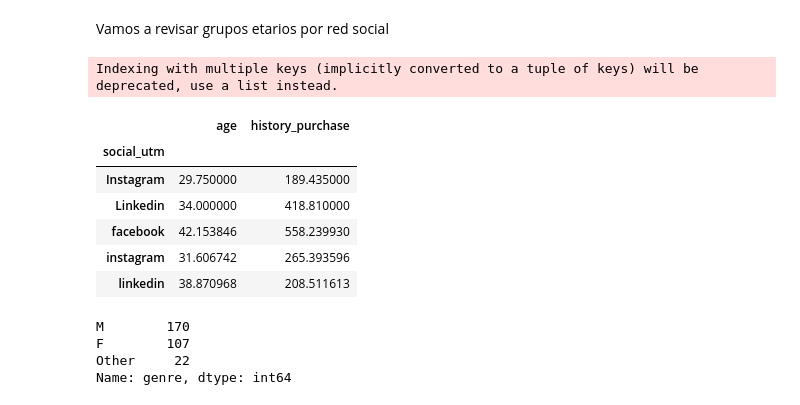
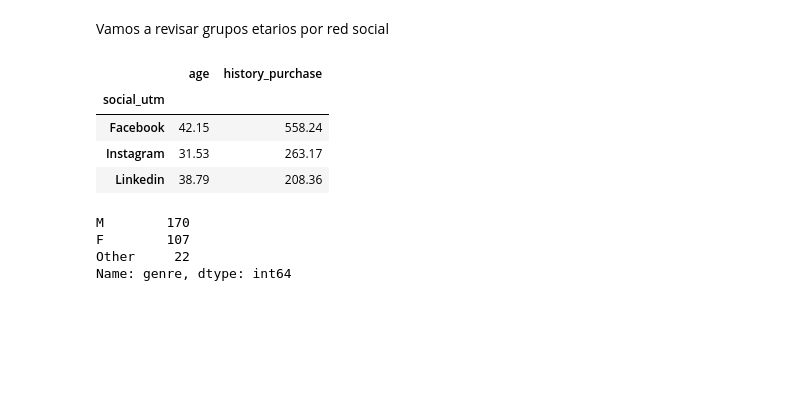
Before and after one commit to Sifrisky/business_analytics, a Jupyter notebook: TareaCoder.ipynb, the cells around one changed output. Drawn from its saved outputs; the diff is of its cells as text; code cells hidden in the pictures; blank space fills up the shorter version.

```diff
--- a/TareaCoder.ipynb
+++ b/TareaCoder.ipynb
@@ -82,7 +120,4 @@ facebook.shape
 print(f"facebook convierte {facebook.shape[0]} personas")
 # %% [output]
 facebook convierte 22 personas
-# %%
-#Limpiar los registros
-df.social_utm = df.social_utm.apply(lambda x: x.lower() )
 # %%
@@ -167,8 +200 @@ memory usage: 35.2+ KB
-# %%
-df.loc[df['history_purchase'] == "428,00", 'history_purchase'] = 428.00
-df.loc[df['history_purchase'] == "166,00", 'history_purchase'] = 166.00
-# %%
-df.history_purchase = df.history_purchase.replace(",", ".")
-# %%
-df.history_purchase= df.history_purchase.astype('float') #buscar valor 428,00 para convertir
 # %%
@@ -176,16 +206,13 @@ df.history_purchase= df.history_purchase.astype('float') #buscar valor 428,00 pa
 # %% [markdown]
 Vamos a revisar grupos etarios por red social
 # %%
-df.groupby('social_utm')['age','history_purchase'].mean()
+df.groupby('social_utm')[['age','history_purchase']].mean().round(2)
 # %% [output]
-Indexing with multiple keys (implicitly converted to a tuple of keys) will be deprecated, use a list instead.
 |  | age | history_purchase |
 | social_utm |  |  |
-| Instagram | 29.750000 | 189.435000 |
-| Linkedin | 34.000000 | 418.810000 |
-| facebook | 42.153846 | 558.239930 |
-| instagram | 31.606742 | 265.393596 |
-| linkedin | 38.870968 | 208.511613 |
+| Facebook | 42.15 | 558.24 |
+| Instagram | 31.53 | 263.17 |
+| Linkedin | 38.79 | 208.36 |
 # %%
 df['genre'].value_counts()
 # %% [output]
```
Also changed, not shown: parts of 46 cells of this notebook.
